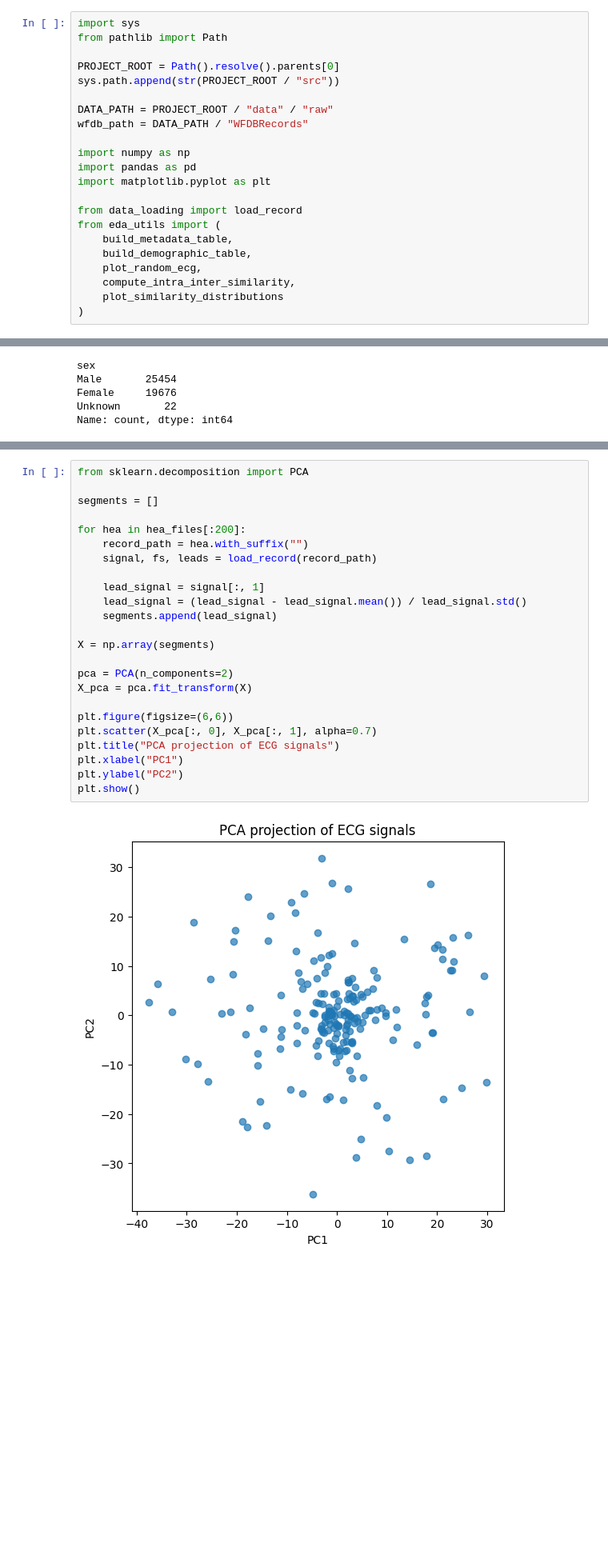
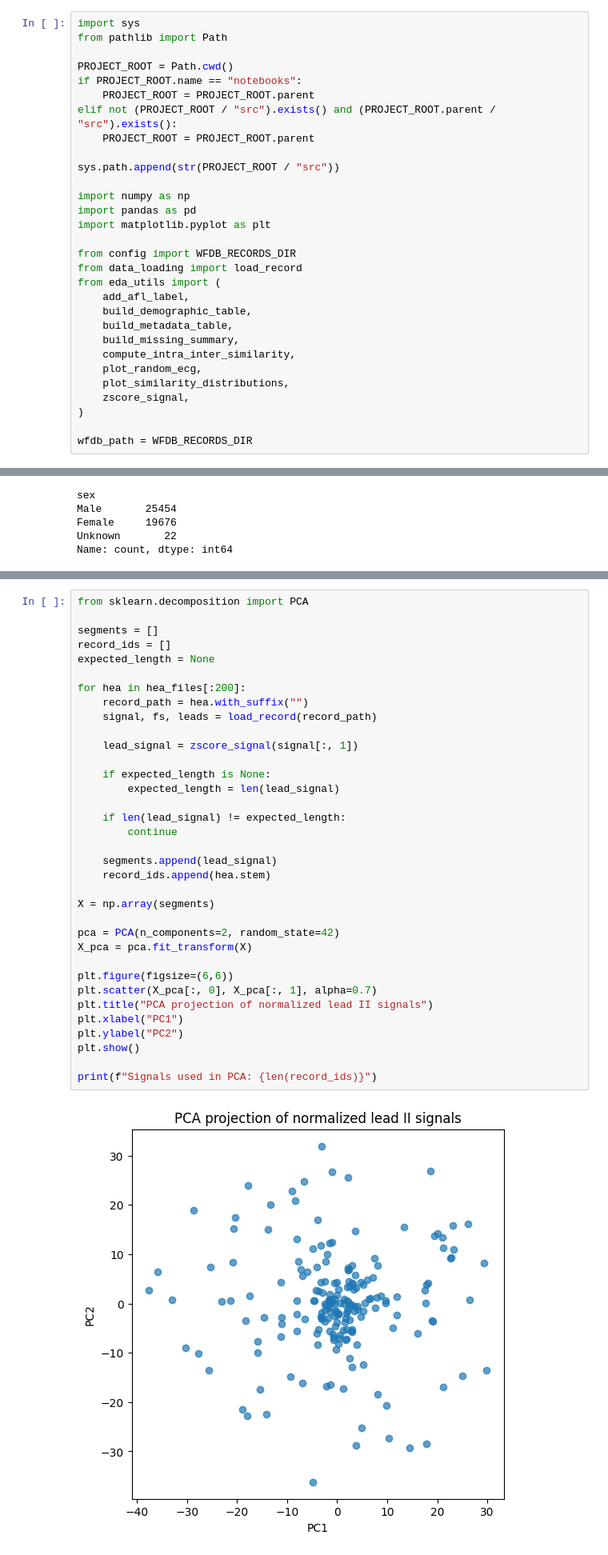
Before and after one commit to tjpoa/ecg-privacy, a Jupyter notebook: notebooks/01_data_understanding.ipynb, the cells around one changed output, grey strips where cells are left out. Shown at 80% size. Saved outputs shown, nothing was run; the diff lists cells and outputs as text; blank space fills up the shorter version.

```diff
--- a/notebooks/01_data_understanding.ipynb
+++ b/notebooks/01_data_understanding.ipynb
@@ -13,24 +13,32 @@ Because this work is part of a thesis experiment, the EDA is designed not only t
 import sys
 from pathlib import Path
 
-PROJECT_ROOT = Path().resolve().parents[0]
+PROJECT_ROOT = Path.cwd()
+if PROJECT_ROOT.name == "notebooks":
+    PROJECT_ROOT = PROJECT_ROOT.parent
+elif not (PROJECT_ROOT / "src").exists() and (PROJECT_ROOT.parent / "src").exists():
+    PROJECT_ROOT = PROJECT_ROOT.parent
+
 sys.path.append(str(PROJECT_ROOT / "src"))
-
-DATA_PATH = PROJECT_ROOT / "data" / "raw"
-wfdb_path = DATA_PATH / "WFDBRecords"
 
 import numpy as np
 import pandas as pd
 import matplotlib.pyplot as plt
 
+from config import WFDB_RECORDS_DIR
 from data_loading import load_record
 from eda_utils import (
+    add_afl_label,
+    build_demographic_table,
     build_metadata_table,
-    build_demographic_table,
+    build_missing_summary,
+    compute_intra_inter_similarity,
     plot_random_ecg,
-    compute_intra_inter_similarity,
-    plot_similarity_distributions
+    plot_similarity_distributions,
+    zscore_signal,
 )
+
+wfdb_path = WFDB_RECORDS_DIR
 # %% [markdown]
 ## Dataset overview
 
@@ -393,26 +427,37 @@ This is relevant for decisions such as using a single lead or selecting a subset
 # %%
 from sklearn.decomposition import PCA
 
 segments = []
+record_ids = []
+expected_length = None
 
 for hea in hea_files[:200]:
     record_path = hea.with_suffix("")
     signal, fs, leads = load_record(record_path)
 
-    lead_signal = signal[:, 1]
-    lead_signal = (lead_signal - lead_signal.mean()) / lead_signal.std()
+    lead_signal = zscore_signal(signal[:, 1])
+
+    if expected_length is None:
+        expected_length = len(lead_signal)
+
+    if len(lead_signal) != expected_length:
+        continue
+
     segments.append(lead_signal)
+    record_ids.append(hea.stem)
 
 X = np.array(segments)
 
-pca = PCA(n_components=2)
+pca = PCA(n_components=2, random_state=42)
 X_pca = pca.fit_transform(X)
 
 plt.figure(figsize=(6,6))
 plt.scatter(X_pca[:, 0], X_pca[:, 1], alpha=0.7)
-plt.title("PCA projection of ECG signals")
+plt.title("PCA projection of normalized lead II signals")
 plt.xlabel("PC1")
 plt.ylabel("PC2")
 plt.show()
+
+print(f"Signals used in PCA: {len(record_ids)}")
 # %% [output]
-[figure, old version]
+[figure, new version]
```
Also changed, not shown: parts of 15 cells of this notebook, 3 other files.
